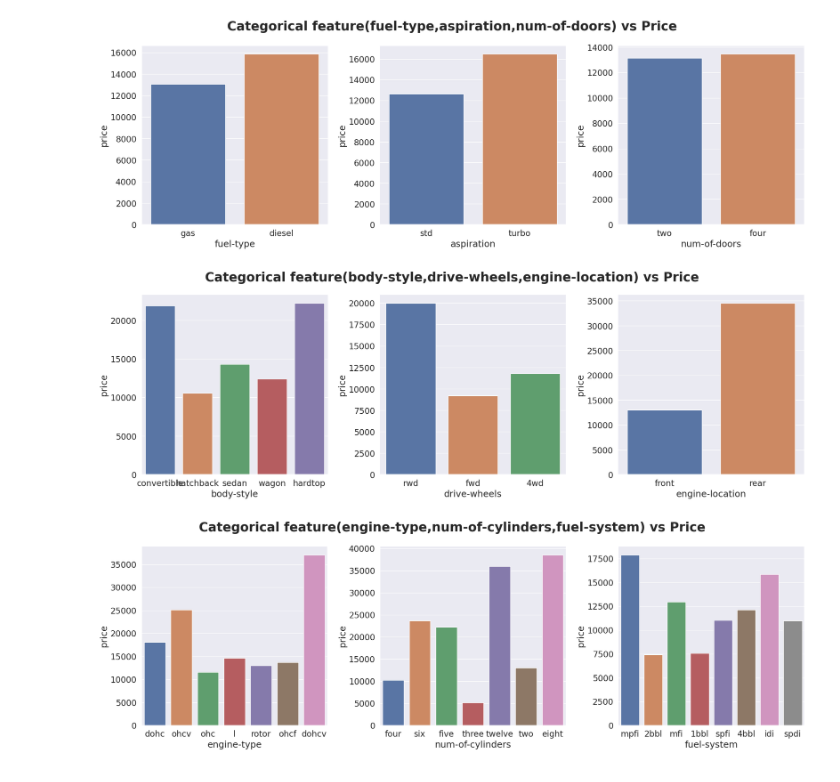
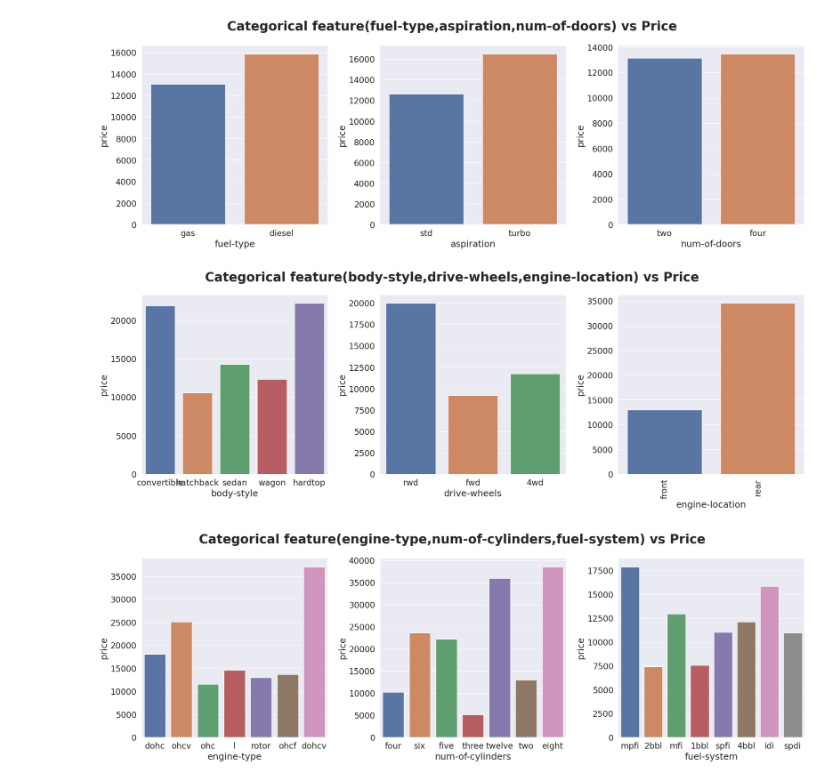
Before and after one commit to ShreeKeshavan/Car_price_prediction, a Jupyter notebook: Car_price_prediction.ipynb, the cells around one changed output. Cells and saved outputs as stored; diff of their text form; code cells hidden in the pictures.

```diff
--- a/Car_price_prediction.ipynb
+++ b/Car_price_prediction.ipynb
@@ -515,20 +587,21 @@ plt.show()
 # %%
 plt.figure(figsize=(20, 12))
 
 plt.subplot(2, 3, 1)
 sns.barplot(x='body-style', y='price', ci=None, data=df)
 
 plt.subplot(2, 3, 2)
 sns.barplot(x='drive-wheels', y='price', ci=None, data=df)
 
 plt.subplot(2, 3, 3)
 sns.barplot(x='engine-location', y='price', ci=None, data=df)
 
 plt.suptitle('Categorical feature(body-style,drive-wheels,engine-location) vs Price', fontsize=25, fontweight='bold')
 plt.tight_layout()
+plt.xticks(rotation=90)
 plt.show()
 # %% [output]
-[figure, old version]
+[figure, new version]
 # %%
 plt.figure(figsize=(20, 12))
 
```
Also changed, not shown: parts of 16 cells of this notebook.
